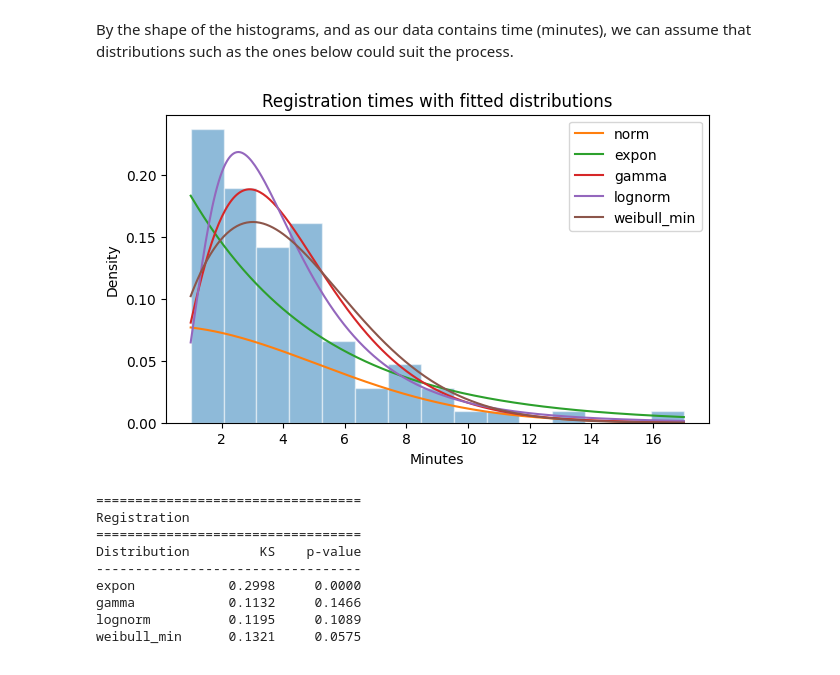
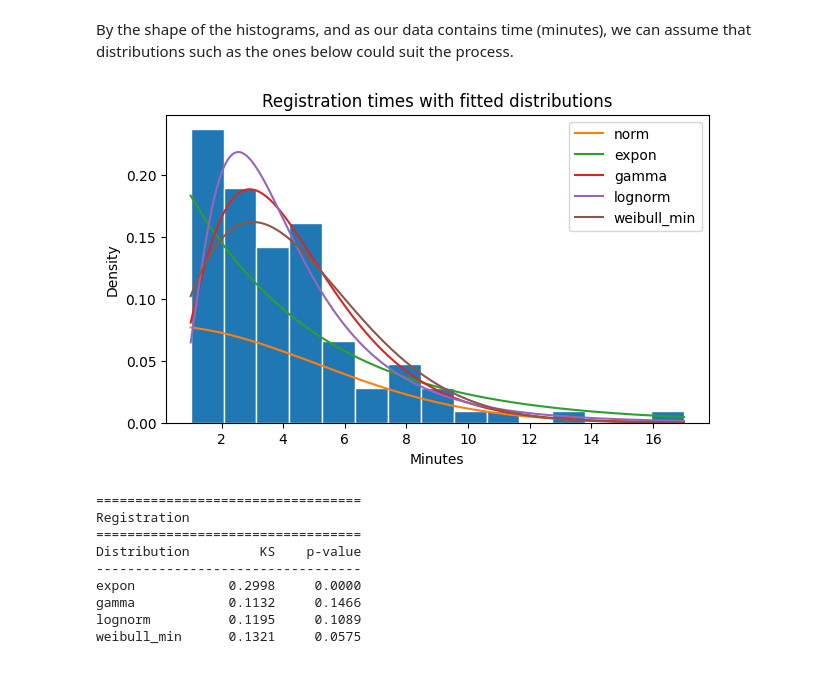
Before and after one commit to PeterTveita/BAN403, a Jupyter notebook: Assignments/Assignment 2/Python/Calculations.ipynb, the cells around one changed output. Drawn from its saved outputs; the diff is of its cells as text; code cells hidden in the pictures.

```diff
--- a/Assignments/Assignment 2/Python/Python.ipynb
+++ b/Assignments/Assignment 2/Python/Calculations.ipynb
@@ -88,32 +69,32 @@ By the shape of the histograms, and as our data contains time (minutes), we can
 # %%
 #Registration time
 fig, ax = plt.subplots(figsize=(7, 4))
 
-data = dataset['Registration'].values
+data = ex2['Registration'].values
 dists = {
     'norm': stats.norm,
     'expon': stats.expon,
     'gamma': stats.gamma,
     'lognorm': stats.lognorm,
     'weibull_min': stats.weibull_min
 }
 
 x = np.linspace(data.min(), data.max(), 300)
 
-ax.hist(data, bins = 15, density = True, alpha = 0.5, edgecolor = 'white')
+ax.hist(data, bins = 15, density = True, edgecolor = 'white')
 
 for distname, dist in dists.items():
     params = dist.fit(data, floc=0)
     ax.plot(x, dist.pdf(x, *params), label=distname)
 
 ax.set_title("Registration times with fitted distributions")
 ax.set_xlabel("Minutes")
 ax.set_ylabel("Density")
 
 ax.legend()
 plt.show()
 # %% [output]
-[figure, old version]
+[figure, new version]
 # %%
 #Dictionary for all variables and their data
 variables = {
```
Also changed, not shown: parts of 6 cells of this notebook, 16 other files.
